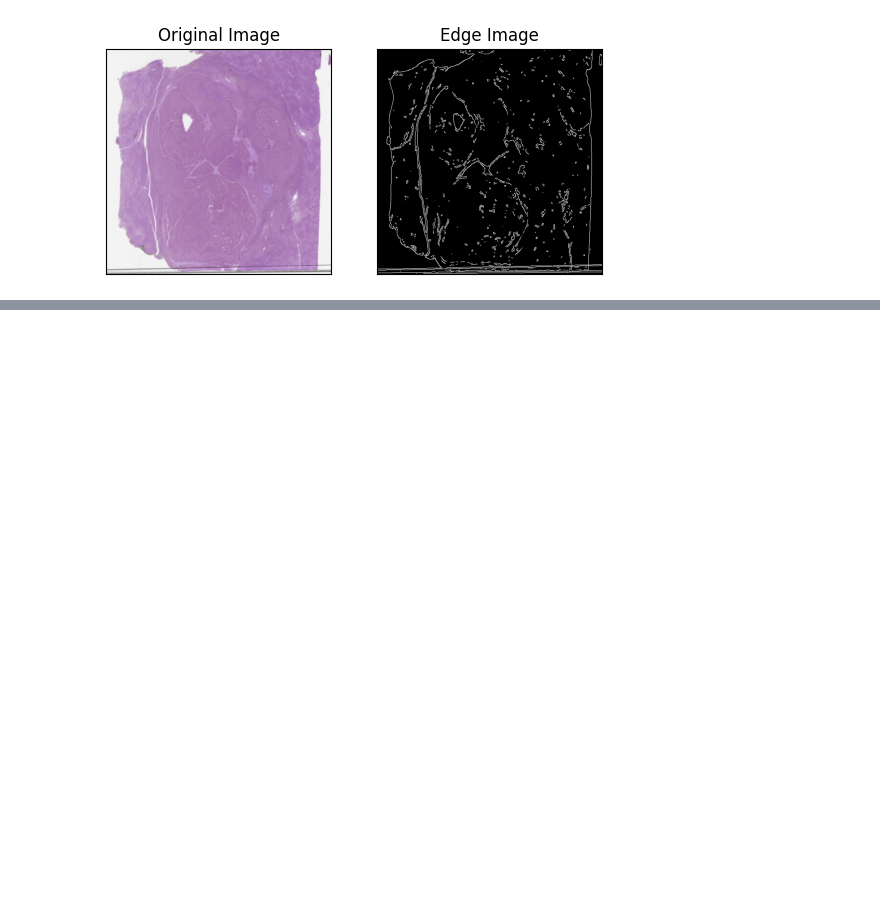
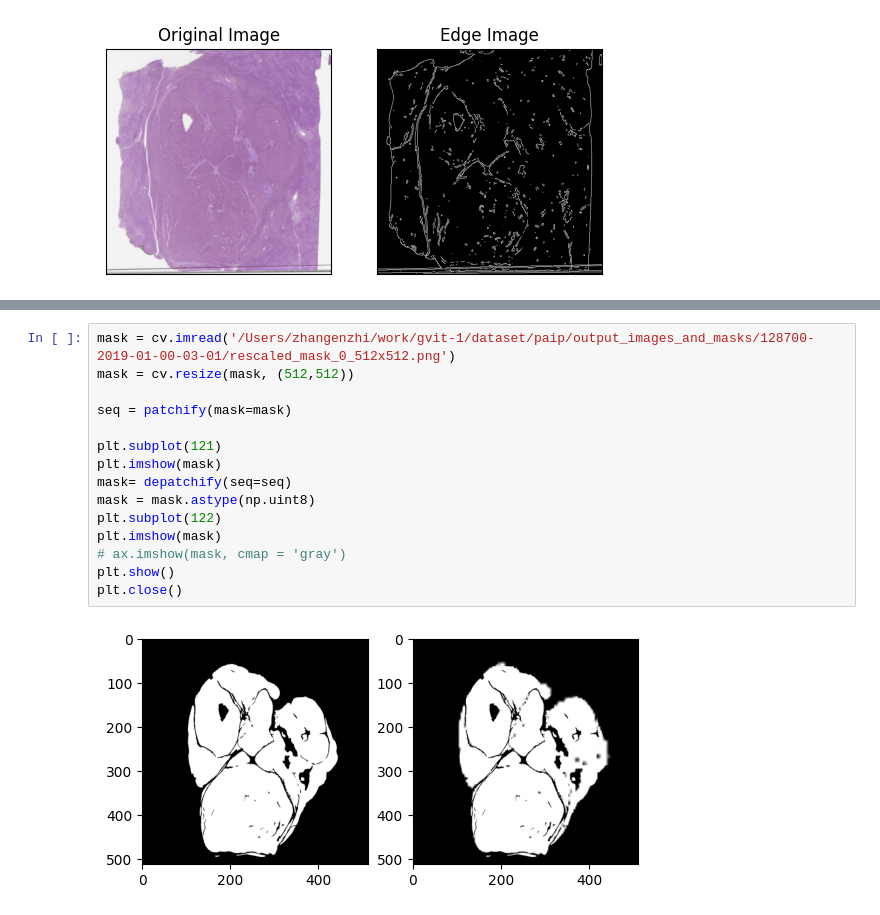
Before and after one commit to zhangenzhi/apt, a Jupyter notebook: utils/patchify.ipynb, the cells around one changed output, grey strips where cells are left out. Drawn from its saved outputs; the diff is of its cells as text; blank space fills up the shorter version.

```diff
--- a/utils/patchify.ipynb
+++ b/utils/patchify.ipynb
@@ -53,0 +54,17 @@ plt.close()
+# %%
+mask = cv.imread('/Users/zhangenzhi/work/gvit-1/dataset/paip/output_images_and_masks/128700-2019-01-00-03-01/rescaled_mask_0_512x512.png')
+mask = cv.resize(mask, (512,512))
+
+seq = patchify(mask=mask)
+
+plt.subplot(121)
+plt.imshow(mask)
+mask= depatchify(seq=seq)
+mask = mask.astype(np.uint8)
+plt.subplot(122)
+plt.imshow(mask)
+# ax.imshow(mask, cmap = 'gray')
+plt.show()
+plt.close()
+# %% [output]
+[figure, added]
```
Also changed, not shown: parts of 2 cells of this notebook, 1 other file.
